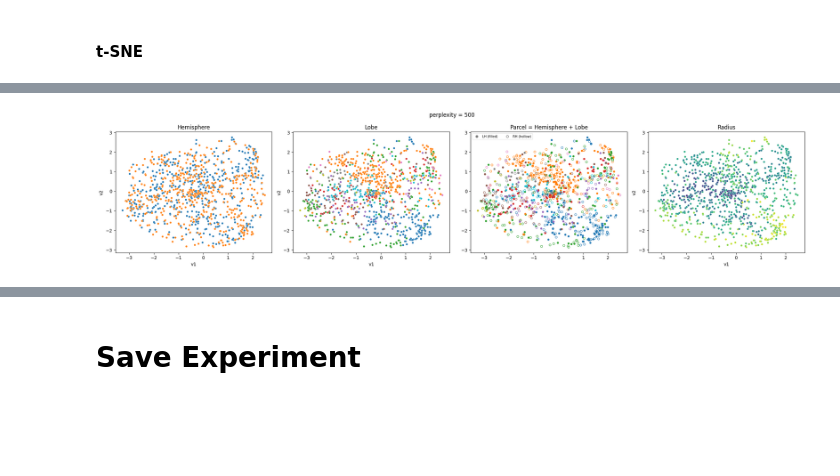
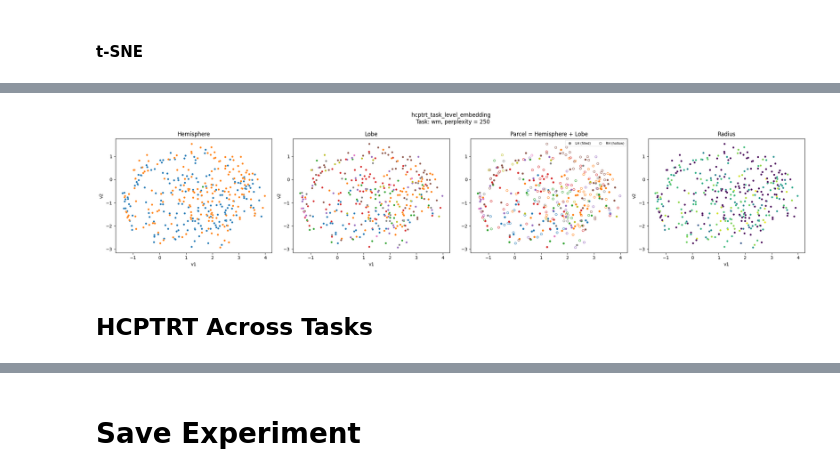
Before and after one commit to petron-olateju/TRACE_Algonauts, a Jupyter notebook: notebook.ipynb, the cells around one changed output, grey strips where cells are left out. Cells and saved outputs as stored; diff of their text form; code cells hidden in the pictures; blank space fills up the shorter version.

```diff
--- a/notebook.ipynb
+++ b/notebook.ipynb
@@ -852,13 +865,14 @@ hcptrt_dataset = HCPTRTLoader(
 # %% [output]
 Parcellation : mmp — 379 regions (hcp_utils, no download needed)
 # %%
-X, Y = preprocessing.parcel_samples(
+X, y = preprocessing.parcel_samples(
     dataset=hcptrt_dataset,
-    subject='sub-01',
-    task='language',
-    session='ses-002',
-    run=1,
-    trials='continuous',
-    time_collapse='windowed_mean'
+    subject=subject.value,
+    task=task.value,
+    session=session.value,
+    run=run.value,
+    trials=trials.value,
+    time_collapse=time_collapse.value,
+    n_windows=n_windows.value
 )
 # %% [output]
@@ -1014,9 +1028,10 @@ sns.scatterplot(ax=axes[3], x='v1', y='v2', data=data,
                 hue='radius', palette='viridis', legend=False, s=s_size)
 axes[3].set_title("Radius")
 
+fig.suptitle(f"{experiment.name} /n Task: {task.value}")
 plt.tight_layout()
-plt.savefig("pca.png")
+plt.savefig(f"pca_{task.value}.png")
 plt.show()
 
-experiment.update_files("pca.png")
+experiment.update_files(f"pca_{task.value}.png")
 # %% [output]
@@ -1141,10 +1156,11 @@ sns.scatterplot(ax=axes[3], x='v1', y='v2', data=data,
                 hue='radius', palette='viridis', legend=False, s=s_size)
 axes[3].set_title("Radius")
 
-fig.suptitle(f"n_neighbors = {n_neighbors}")
+
+fig.suptitle(f"{experiment.name} \n Task: {task.value}, n_neighbors = {n_neighbors}")
 plt.tight_layout()
-plt.savefig(f'UMAP@n_neighbors={n_neighbors}.png')
+plt.savefig(f'UMAP_{task.value}@n_neighbors={n_neighbors}.png')
 plt.show()
 
-experiment.update_files(f'UMAP@n_neighbors={n_neighbors}.png')
+experiment.update_files(f'UMAP_{task.value}@n_neighbors={n_neighbors}.png')
 # %% [output]
@@ -1189,7 +1205,7 @@ elif scaling.value is None:
 else:
     raise ValueError("scaling can only be one of [std_time, minmax_time, std_parcels, minmax_parcels, std, minmax, None]")
 
-perplexity = 500
+perplexity = 250
 tsne = TSNE(n_components=2, perplexity=perplexity, random_state=43)
 X_embed = tsne.fit_transform(X_scaled)
 print(X_embed.shape)
@@ -1245,34 +1261,36 @@ for lobe in lobes:
     if len(lh):
         ax.scatter(lh['v1'], lh['v2'], c=[color], s=s_size,
                    marker='o', linewidths=0)
     # Right hemisphere — hollow markers
     if len(rh):
         ax.scatter(rh['v1'], rh['v2'], facecolors='none', edgecolors=[color],
                    s=s_size, marker='o', linewidths=0.8)
 
 # Legend: lobe colors
 lobe_handles = [mpatches.Patch(color=lobe_palette[l], label=l) for l in lobes]
 # Legend: hemisphere markers
 lh_handle = plt.Line2D([0], [0], marker='o', color='gray', linestyle='None',
                         markersize=5, label='LH (filled)')
 rh_handle = plt.Line2D([0], [0], marker='o', color='gray', linestyle='None',
                         markersize=5, markerfacecolor='none', label='RH (hollow)')
 # ax.legend(handles=lobe_handles + [lh_handle, rh_handle],
 #           fontsize=7, ncol=2, loc='best', framealpha=0.5)
 ax.legend(handles=[lh_handle, rh_handle],
           fontsize=7, ncol=2, loc='best', framealpha=0.5)
 axes[2].set_title("Parcel = Hemisphere + Lobe")
 
 # Plot 4 - Radius
 sns.scatterplot(ax=axes[3], x='v1', y='v2', data=data,
                 hue='radius', palette='viridis', legend=False, s=s_size)
 axes[3].set_title("Radius")
 
-fig.suptitle(f"perplexity = {perplexity}")
+fig.suptitle(f"{experiment.name} \n Task: {task.value}, perplexity = {perplexity}")
 plt.tight_layout()
-plt.savefig(f'tSNE@perplexity={perplexity}.png')
+plt.savefig(f'tSNE_{task.value}@perplexity={perplexity}.png')
 plt.show()
 
-experiment.update_files(f'tSNE@perplexity={perplexity}.png')
+experiment.update_files(f'tSNE_{task.value}@perplexity={perplexity}.png')
 # %% [output]
-[figure, old version]
+[figure, new version]
+# %% [markdown]
+## HCPTRT Across Tasks
```
Also changed, not shown: parts of 33 cells of this notebook, 10 other files.
